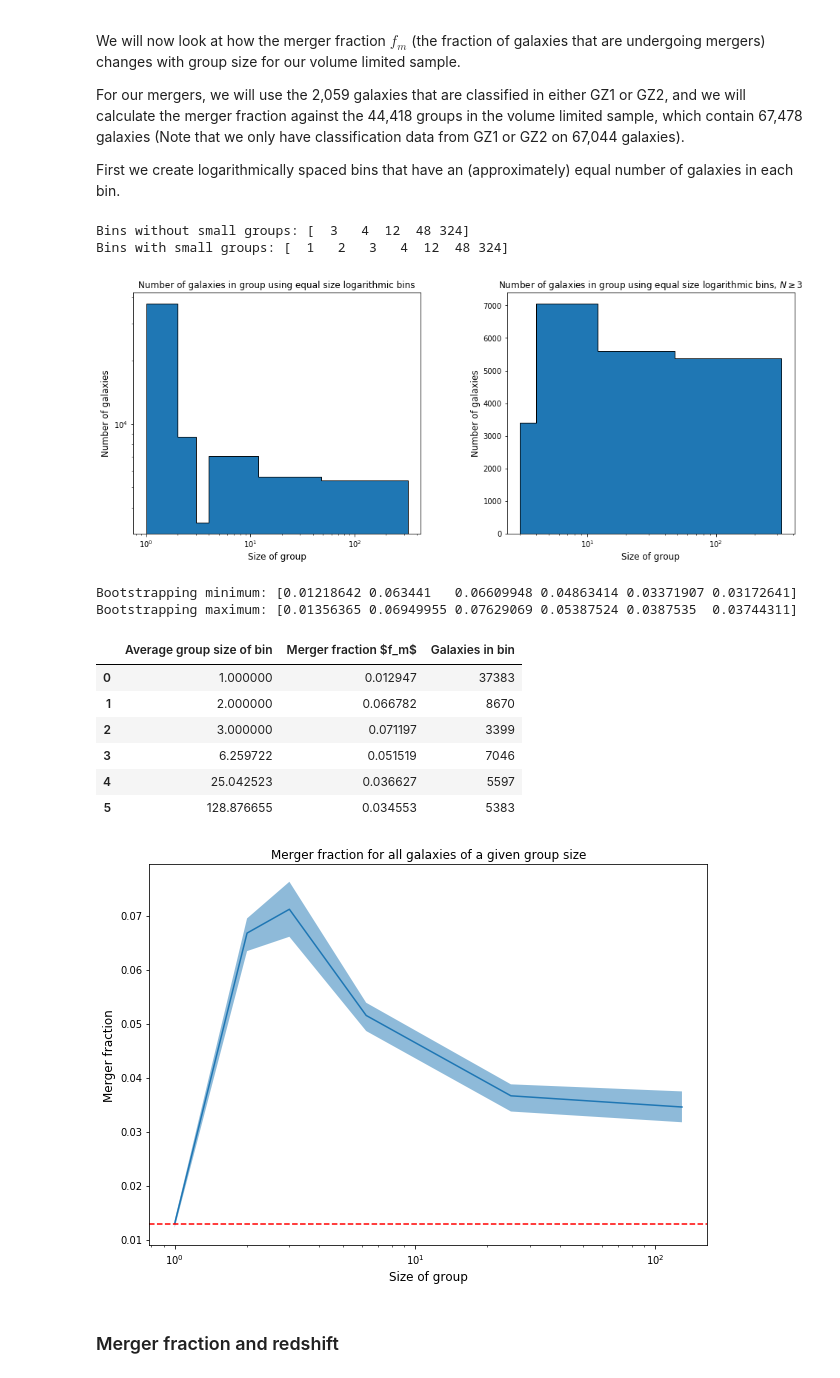
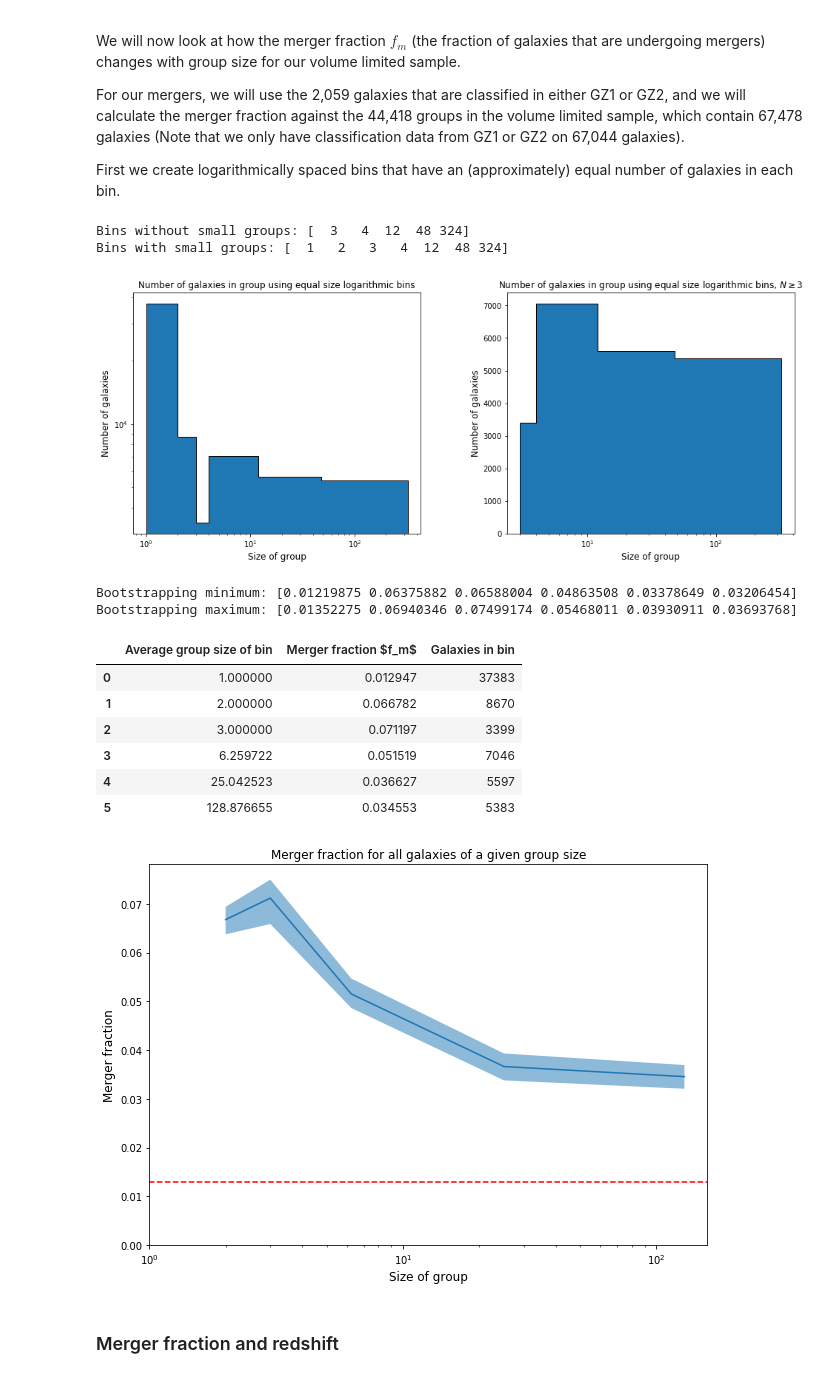
Before and after one commit to tplews98/MPhys_Project, a Jupyter notebook: Hilary work/HT_Week2_VolumeLimited.ipynb, the cells around one changed output. Saved outputs shown, nothing was run; the diff lists cells and outputs as text; code cells hidden in the pictures.

```diff
--- a/Hilary work/HT_Week2_VolumeLimited.ipynb
+++ b/Hilary work/HT_Week2_VolumeLimited.ipynb
@@ -517,38 +517,40 @@ def merger_fraction_group_size_binning(limited_data, group_size_bins):
     merger_fraction_group = mergersbinned / allbinned
 
     return merger_fraction_group, bin_centres, allbinned.astype(int)
 
 # Call function with all_data and calculated logarithmic bins
 merger_fraction_groups, group_size_bin_centres, galaxies_in_bin = merger_fraction_group_size_binning(volume_limited_data, equal_log_bins_with_small)
 
 # Create dataframe of average group size, merger fraction and gaalxies in each bin and display it
 merger_fraction_groups_info = list(zip(group_size_bin_centres, merger_fraction_groups, galaxies_in_bin))
 display(pd.DataFrame(merger_fraction_groups_info, columns=["Average group size of bin", "Merger fraction $f_m$", "Galaxies in bin"]))
 
 # Plot a line plot of merger fraction with the minimum and maximum from bootstrapping filled in
 plt.figure(figsize=(10,7))
-plt.plot(group_size_bin_centres, merger_fraction_groups)
-plt.fill_between(group_size_bin_centres, merger_fraction_group_size_bootstrapped_min, merger_fraction_group_size_bootstrapped_max, alpha=0.5)
+plt.plot(group_size_bin_centres[1:], merger_fraction_groups[1:])
+plt.fill_between(group_size_bin_centres[1:], merger_fraction_group_size_bootstrapped_min[1:], merger_fraction_group_size_bootstrapped_max[1:], alpha=0.5)
 plt.axhline(y=merger_fraction_groups[0], linestyle="--", c="red")
 plt.xscale("log")
+plt.xlim(left=1)
+plt.ylim(bottom=0)
 plt.xlabel("Size of group", fontsize=12)
 plt.ylabel("Merger fraction", fontsize=12)
 plt.title("Merger fraction for all galaxies of a given group size", fontsize=12)
 plt.show()
 # %% [output]
 Bins without small groups: [  3   4  12  48 324]
 Bins with small groups: [  1   2   3   4  12  48 324]
 [figure]
-Bootstrapping minimum: [0.01218642 0.063441   0.06609948 0.04863414 0.03371907 0.03172641]
-Bootstrapping maximum: [0.01356365 0.06949955 0.07629069 0.05387524 0.0387535  0.03744311]
+Bootstrapping minimum: [0.01219875 0.06375882 0.06588004 0.04863508 0.03378649 0.03206454]
+Bootstrapping maximum: [0.01352275 0.06940346 0.07499174 0.05468011 0.03930911 0.03693768]
 |  | Average group size of bin | Merger fraction $f_m$ | Galaxies in bin |
 | 0 | 1.000000 | 0.012947 | 37383 |
 | 1 | 2.000000 | 0.066782 | 8670 |
 | 2 | 3.000000 | 0.071197 | 3399 |
 | 3 | 6.259722 | 0.051519 | 7046 |
 | 4 | 25.042523 | 0.036627 | 5597 |
 | 5 | 128.876655 | 0.034553 | 5383 |
-[figure, old version]
+[figure, new version]
 # %% [markdown]
 ### Merger fraction and redshift
 # %%
```
Also changed, not shown: parts of 3 cells of this notebook.
